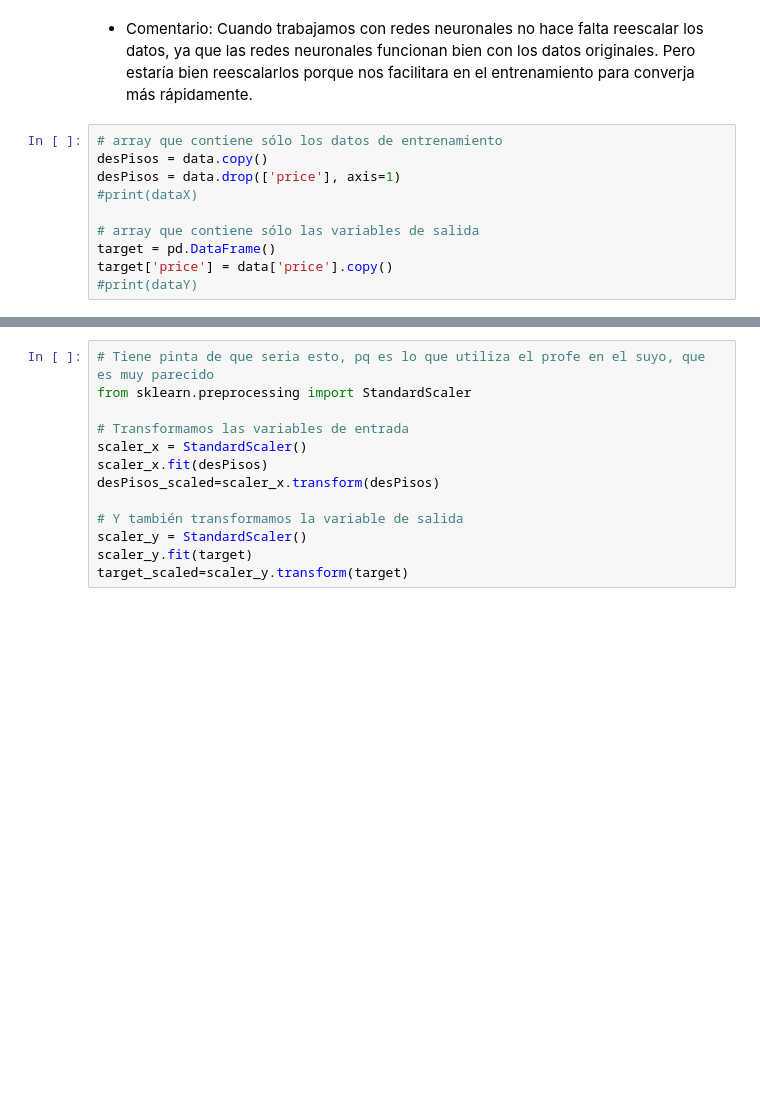
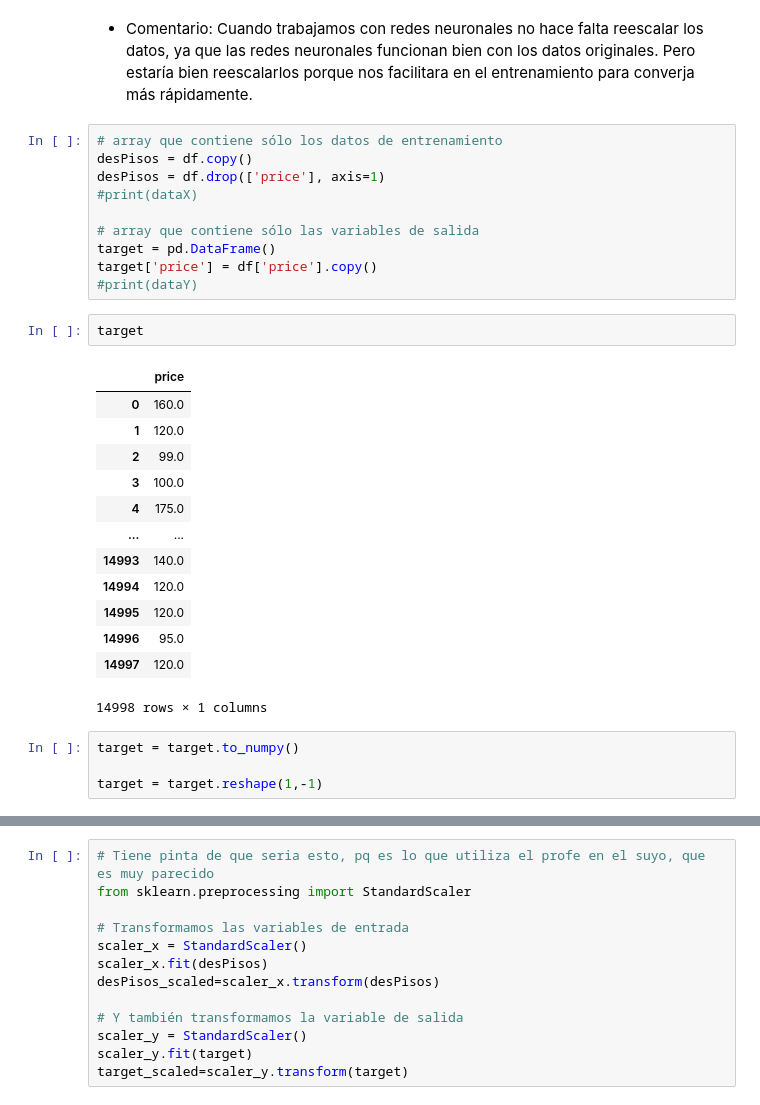
Before and after one commit to Arkh3/IA2_repo, a Jupyter notebook: Practica2/Practica/P3_regresion.ipynb, the cells around one changed output, grey strips where cells are left out. Cells and saved outputs as stored; diff of their text form; blank space fills up the shorter version.

```diff
--- a/Practica2/Practica/P3_regresion.ipynb
+++ b/Practica2/Practica/P3_regresion.ipynb
@@ -125,11 +125,31 @@ Si decides escalar los datos deberás crear dos `scalers` distintos, uno para el
 * Comentario: Cuando trabajamos con redes neuronales no hace falta reescalar los datos, ya que las redes neuronales funcionan bien con los datos originales. Pero estaría bien reescalarlos porque nos facilitara en el entrenamiento para converja más rápidamente.
 # %%
 # array que contiene sólo los datos de entrenamiento
-desPisos = data.copy()
-desPisos = data.drop(['price'], axis=1)
+desPisos = df.copy()
+desPisos = df.drop(['price'], axis=1)
 #print(dataX)
 
 # array que contiene sólo las variables de salida
 target = pd.DataFrame()
-target['price'] = data['price'].copy()
+target['price'] = df['price'].copy()
 #print(dataY)
+# %%
+target
+# %% [output]
+|  | price |
+| 0 | 160.0 |
+| 1 | 120.0 |
+| 2 | 99.0 |
+| 3 | 100.0 |
+| 4 | 175.0 |
+| ... | ... |
+| 14993 | 140.0 |
+| 14994 | 120.0 |
+| 14995 | 120.0 |
+| 14996 | 95.0 |
+| 14997 | 120.0 |
+14998 rows × 1 columns
+# %%
+target = target.to_numpy()
+
+target = target.reshape(1,-1)
```
Also changed, not shown: parts of 12 cells of this notebook, 1 other file.
